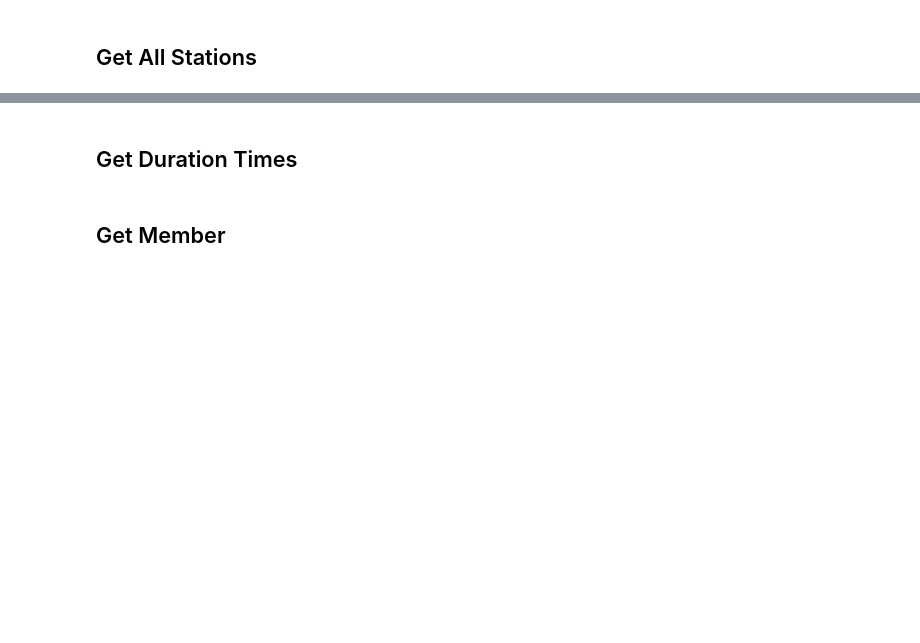
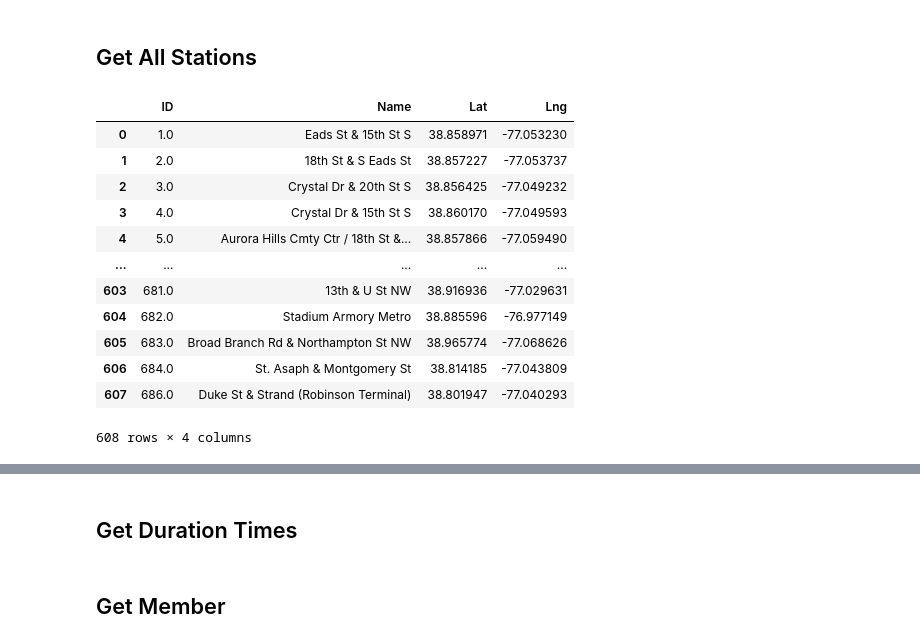
Before and after one commit to FlipGoncalves/BikeSharingDeepLearning, a Jupyter notebook: datasetRefactor.ipynb, the cells around one changed output, grey strips where cells are left out. Drawn from its saved outputs; the diff is of its cells as text; code cells hidden in the pictures; blank space fills up the shorter version.

```diff
--- a/datasetRefactor.ipynb
+++ b/datasetRefactor.ipynb
@@ -15,12 +36,28 @@ data = pd.read_csv(filename)
 # %%
 stations_start = data[['start_station_id','start_station_name','start_lat','start_lng']].copy()
 stations_start.rename(
     columns={"start_station_id": "ID", "start_station_name": "Name", "start_lat": "Lat", "start_lng": "Lng"},
     inplace=True )
 
 stations_end = data[['end_station_id','end_station_name','end_lat','end_lng']].copy()
 stations_end.rename(
     columns={"end_station_id": "ID", "end_station_name": "Name", "end_lat": "Lat", "end_lng": "Lng"},
     inplace=True )
 
 stations = pd.concat(objs=[stations_start, stations_end])
+stations = stations.sort_values(by="ID").drop_duplicates(subset=['ID']).reset_index().drop(columns=["index"])
+stations
+# %% [output]
+|  | ID | Name | Lat | Lng |
+| 0 | 1.0 | Eads St & 15th St S | 38.858971 | -77.053230 |
+| 1 | 2.0 | 18th St & S Eads St | 38.857227 | -77.053737 |
+| 2 | 3.0 | Crystal Dr & 20th St S | 38.856425 | -77.049232 |
+| 3 | 4.0 | Crystal Dr & 15th St S | 38.860170 | -77.049593 |
+| 4 | 5.0 | Aurora Hills Cmty Ctr / 18th St &... | 38.857866 | -77.059490 |
+| ... | ... | ... | ... | ... |
+| 603 | 681.0 | 13th & U St NW | 38.916936 | -77.029631 |
+| 604 | 682.0 | Stadium Armory Metro | 38.885596 | -76.977149 |
+| 605 | 683.0 | Broad Branch Rd & Northampton St NW | 38.965774 | -77.068626 |
+| 606 | 684.0 | St. Asaph & Montgomery St | 38.814185 | -77.043809 |
+| 607 | 686.0 | Duke St & Strand (Robinson Terminal) | 38.801947 | -77.040293 |
+608 rows × 4 columns
```
Also changed, not shown: parts of 12 cells of this notebook.
